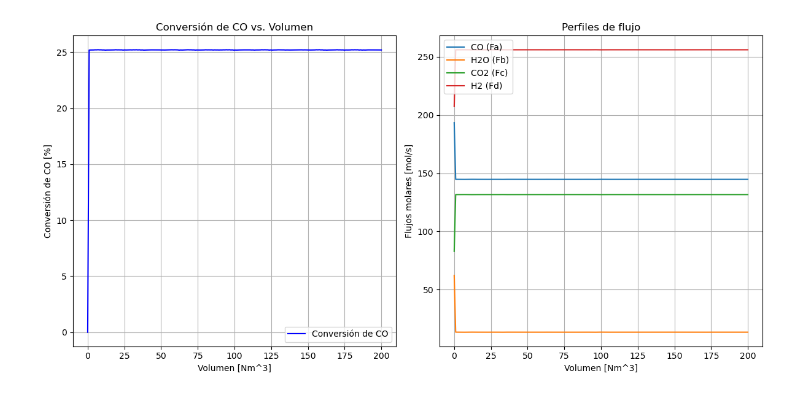
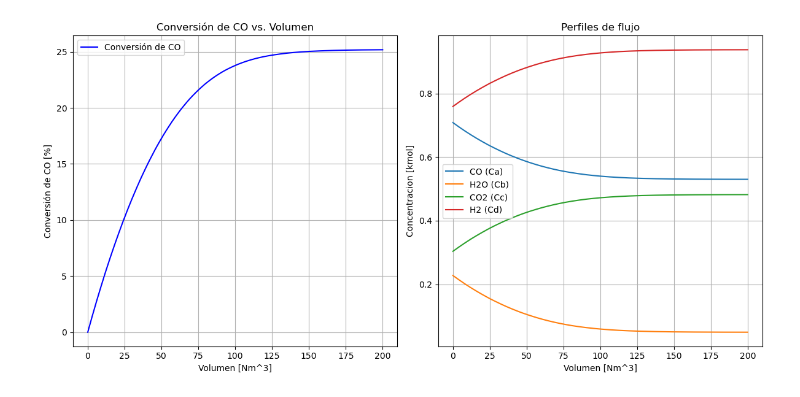
Before and after one commit to Aguiario/Chemical_reaction_engineering, a Jupyter notebook: Homework/Membrane.ipynb, the cells around one changed output. Cells and saved outputs as stored; diff of their text form; code cells hidden in the pictures.

```diff
--- a/Homework/Membrane.ipynb
+++ b/Homework/Membrane.ipynb
@@ -82,7 +82,7 @@ def membrane_reactor_odes(V, F):
     dFa_dV = -r          # CO se consume
     dFb_dV = -r          # H2O se consume
     dFc_dV = +r         # CO2 se forma
-    dFd_dV = +r - J_H2   # H2 se forma y se permea
+    dFd_dV = +r    # H2 se forma y se permea
     dFe_dV = 0.0         # N2 es inerte
 
     return [dFa_dV, dFb_dV, dFc_dV, dFd_dV, dFe_dV]
@@ -107,41 +107,47 @@ if not sol.success:
 V_grid = np.linspace(V_ini, V_fin, 200)
 F_sol = sol.sol(V_grid)  # matriz con shape=(5, len(V_grid))
 
+Ft0 = sum(y0)
+Ft = sum(F_sol)
+
+
 Fa_sol = F_sol[0]
 Fb_sol = F_sol[1]
 Fc_sol = F_sol[2]
 Fd_sol = F_sol[3]
 Fe_sol = F_sol[4]
 
 # Cálculo de la conversión de CO en cada punto
 x_sol = (Fa0 - Fa_sol) / Fa0 * 100
 
 # Gráficas
 plt.figure(figsize=(12, 6))
 
 # -- Conversión vs. Volumen
 plt.subplot(1, 2, 1)
 plt.plot(V_grid, x_sol, 'b-', label='Conversión de CO')
 plt.xlabel('Volumen [Nm^3]')
 plt.ylabel('Conversión de CO [%]')
 plt.title('Conversión de CO vs. Volumen')
 plt.grid(True)
 plt.legend()
 
+v = 273.15 *(Ft/Ft0)
+
 # -- Flujos molares vs. Volumen
 plt.subplot(1, 2, 2)
-plt.plot(V_grid, Fa_sol, label='CO (Fa)')
-plt.plot(V_grid, Fb_sol, label='H2O (Fb)')
-plt.plot(V_grid, Fc_sol, label='CO2 (Fc)')
-plt.plot(V_grid, Fd_sol, label='H2 (Fd)')
+plt.plot(V_grid, Fa_sol/v, label='CO (Ca)')
+plt.plot(V_grid, Fb_sol/v, label='H2O (Cb)')
+plt.plot(V_grid, Fc_sol/v, label='CO2 (Cc)')
+plt.plot(V_grid, Fd_sol/v, label='H2 (Cd)')
 #plt.plot(V_grid, Fe_sol, label='N2 (Fe)')
 plt.xlabel('Volumen [Nm^3]')
-plt.ylabel('Flujos molares [mol/s]')
+plt.ylabel('Concentracion [kmol]')
 plt.title('Perfiles de flujo')
 plt.grid(True)
 plt.legend()
 
 plt.tight_layout()
 plt.show()
 # %% [output]
-[figure, old version]
+[figure, new version]
```
Also changed, not shown: parts of 3 cells of this notebook, 3 other files.
